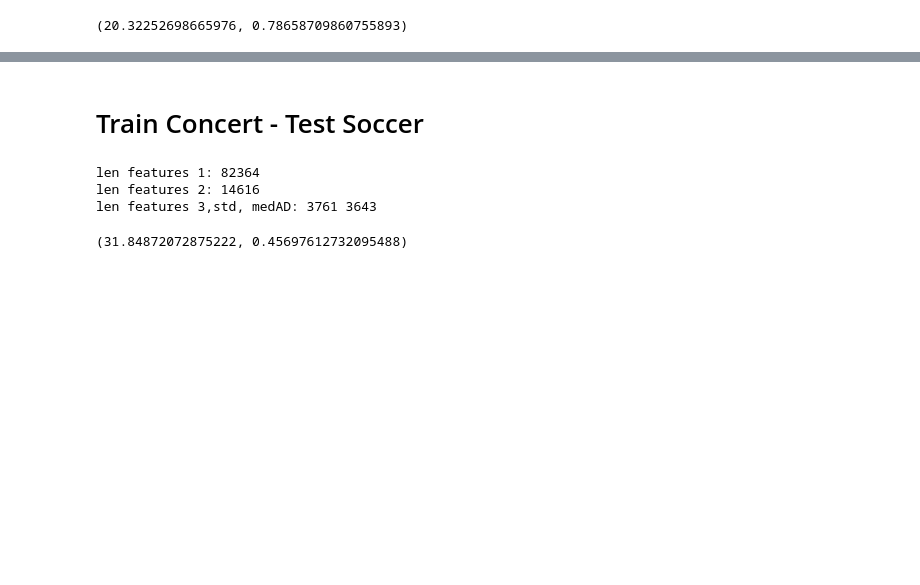
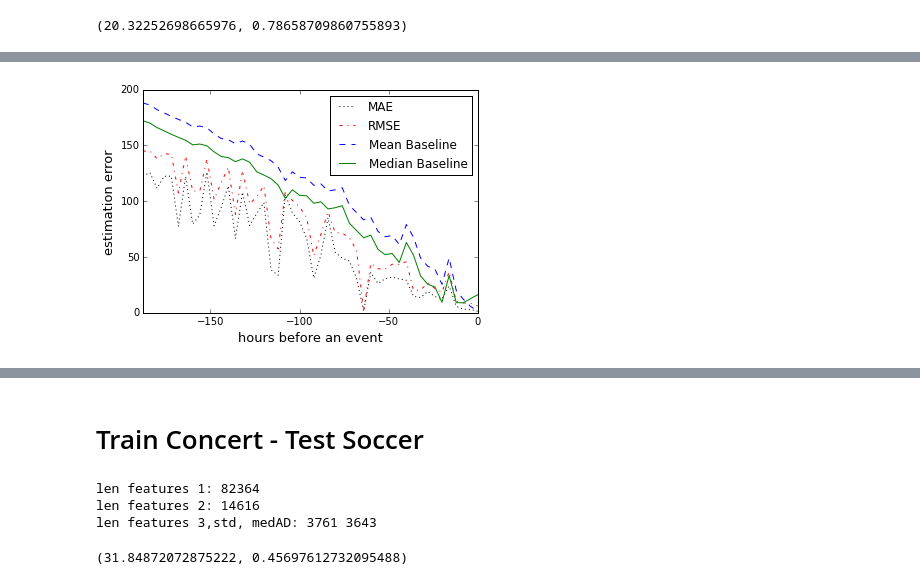
Before and after one commit to ahurriyetoglu/tte_estimation, a Jupyter notebook: WordTimeSeries.ipynb, the cells around one changed output, grey strips where cells are left out. Saved outputs shown, nothing was run; the diff lists cells and outputs as text; code cells hidden in the pictures; blank space fills up the shorter version.

```diff
--- a/WordTimeSeries.ipynb
+++ b/WordTimeSeries.ipynb
@@ -3708,0 +3907,7 @@ getMAE(trnSocTstConT.time_to_eventhF, trnSocTstConT.rulesTFeatsWFeats), trnSocTs
+# %%
+trnSocTstConT=trnSocTstConT.join(rulesTmxHistFmCrsMcDF.histMed_rulesAndTrain,how='left')
+trnSocTstConT=trnSocTstConT.join(rulesTmxLexHistFmCrsMcDF.histMed_rulesTFeatsWFeats,how='left')
+# %%
+trnSocTstConT["priorityALLEst"] = np.where(trnSocTstConT.histMed_rulesMeaSerie.notnull(), trnSocTstConT.histMed_rulesMeaSerie, \
+             np.where(trnSocTstConT.medMedEstim.notnull(), trnSocTstConT.histMed_rulesAndTrain,trnSocTstConT.histMed_rulesTFeatsWFeats))
+getMAE(trnSocTstConT.time_to_eventhF,trnSocTstConT.priorityALLEst), getRMSE(trnSocTstConT.time_to_eventhF,trnSocTstConT.priorityALLEst)
@@ -3708,0 +3927,13 @@ getMAE(trnSocTstConT.time_to_eventhF, trnSocTstConT.rulesTFeatsWFeats), trnSocTs
+# %%
+meaBaseHistFmCrsMcDF = trnSocTstConT.groupby("event").apply(calcExpandHistNorm, "meanBase", winLen)
+medBaseHistFmCrsMcDF = trnSocTstConT.groupby("event").apply(calcExpandHistNorm, "medianBase", winLen)
+
+meaBaseHistFmCrsMcDF.reset_index(drop=True, level=0, inplace=True)#.set_index("twID").head(1)
+medBaseHistFmCrsMcDF.reset_index(drop=True, level=0, inplace=True)#.set_index("twID").head(1)
+
+try:
+    trnSocTstConT=trnSocTstConT.join(meaBaseHistFmCrsMcDF.histMed_meanBase,how='left')
+    trnSocTstConT=trnSocTstConT.join(medBaseHistFmCrsMcDF.histMed_medianBase,how='left')
+except:
+    trnSocTstConT.update(meaBaseHistFmCrsMcDF.histMed_meanBase,how='left')
+    trnSocTstConT.update(medBaseHistFmCrsMcDF.histMed_medianBase,how='left')
@@ -3708,0 +3996,6 @@ getMAE(trnSocTstConT.time_to_eventhF, trnSocTstConT.rulesTFeatsWFeats), trnSocTs
+# %%
+myfig, myDF = getErrorPerTTEFig(trnSocTstConT.time_to_event, trnSocTstConT.time_to_eventhF, trnSocTstConT.priorityALLEst,\
+                                medBaseHistFmCrsMcDF.histMed_medianBase, meaBaseHistFmCrsMcDF.histMed_meanBase, gather_period=4)
+myfig.savefig('MAE_RMSE_RelativeToStartTime_FmCrsMC.eps', format='eps')
+# %% [output]
+[figure, added]
```
Also changed, not shown: parts of 31 cells of this notebook.
